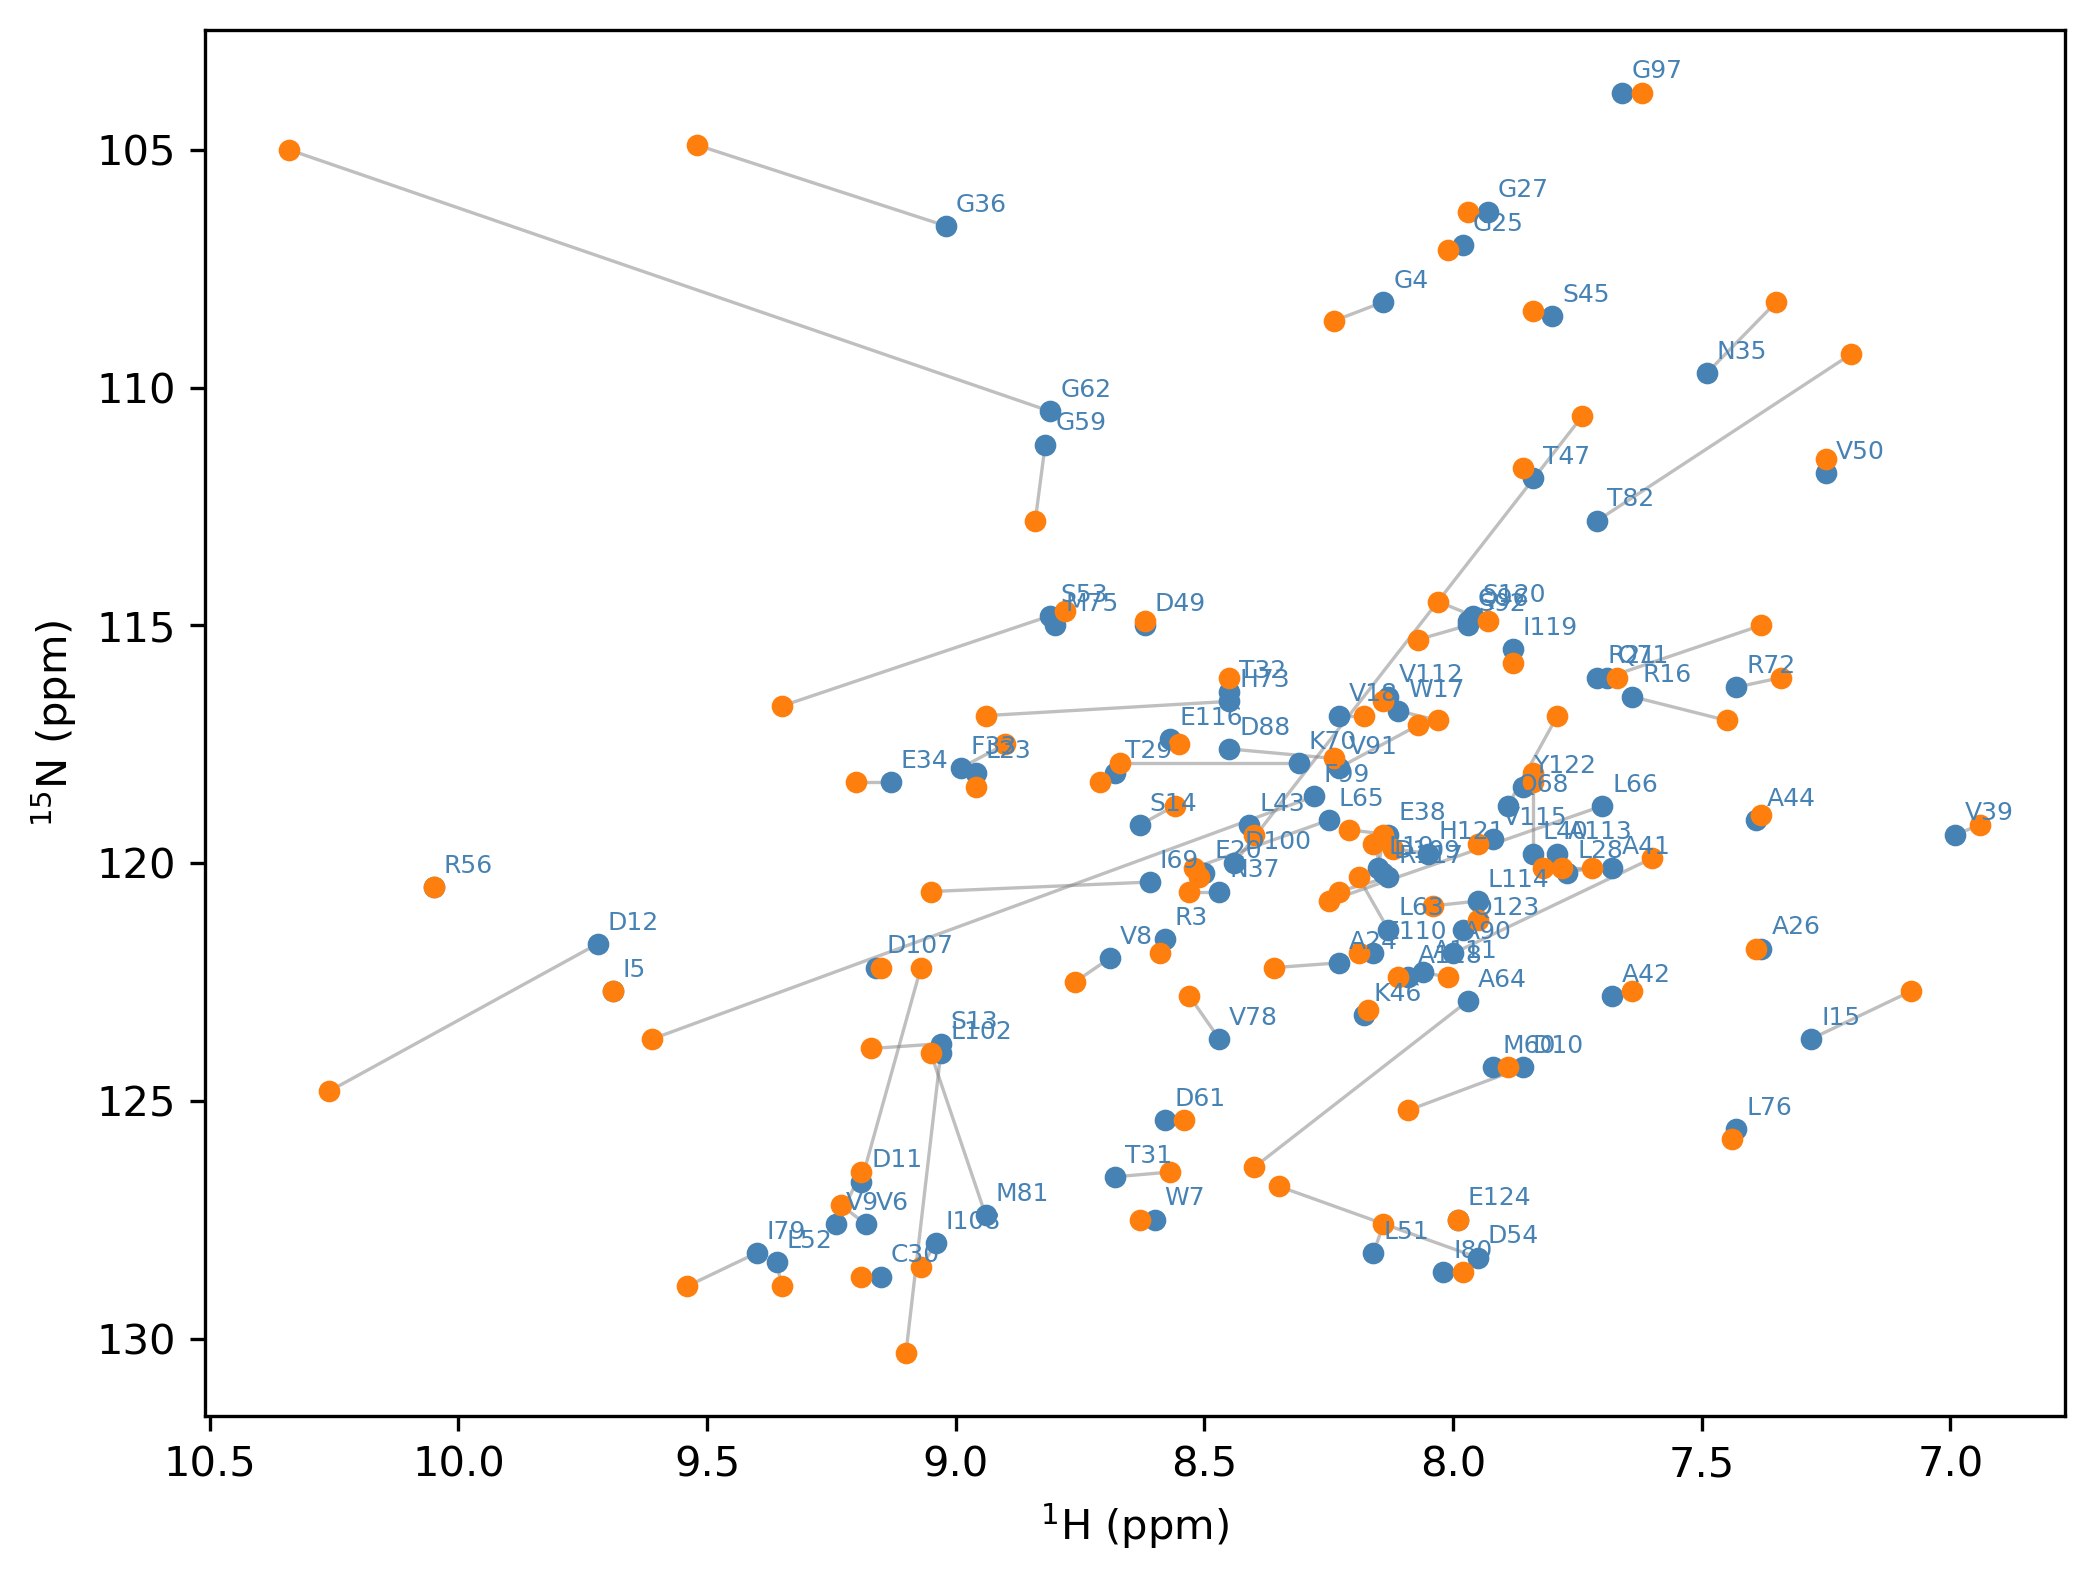
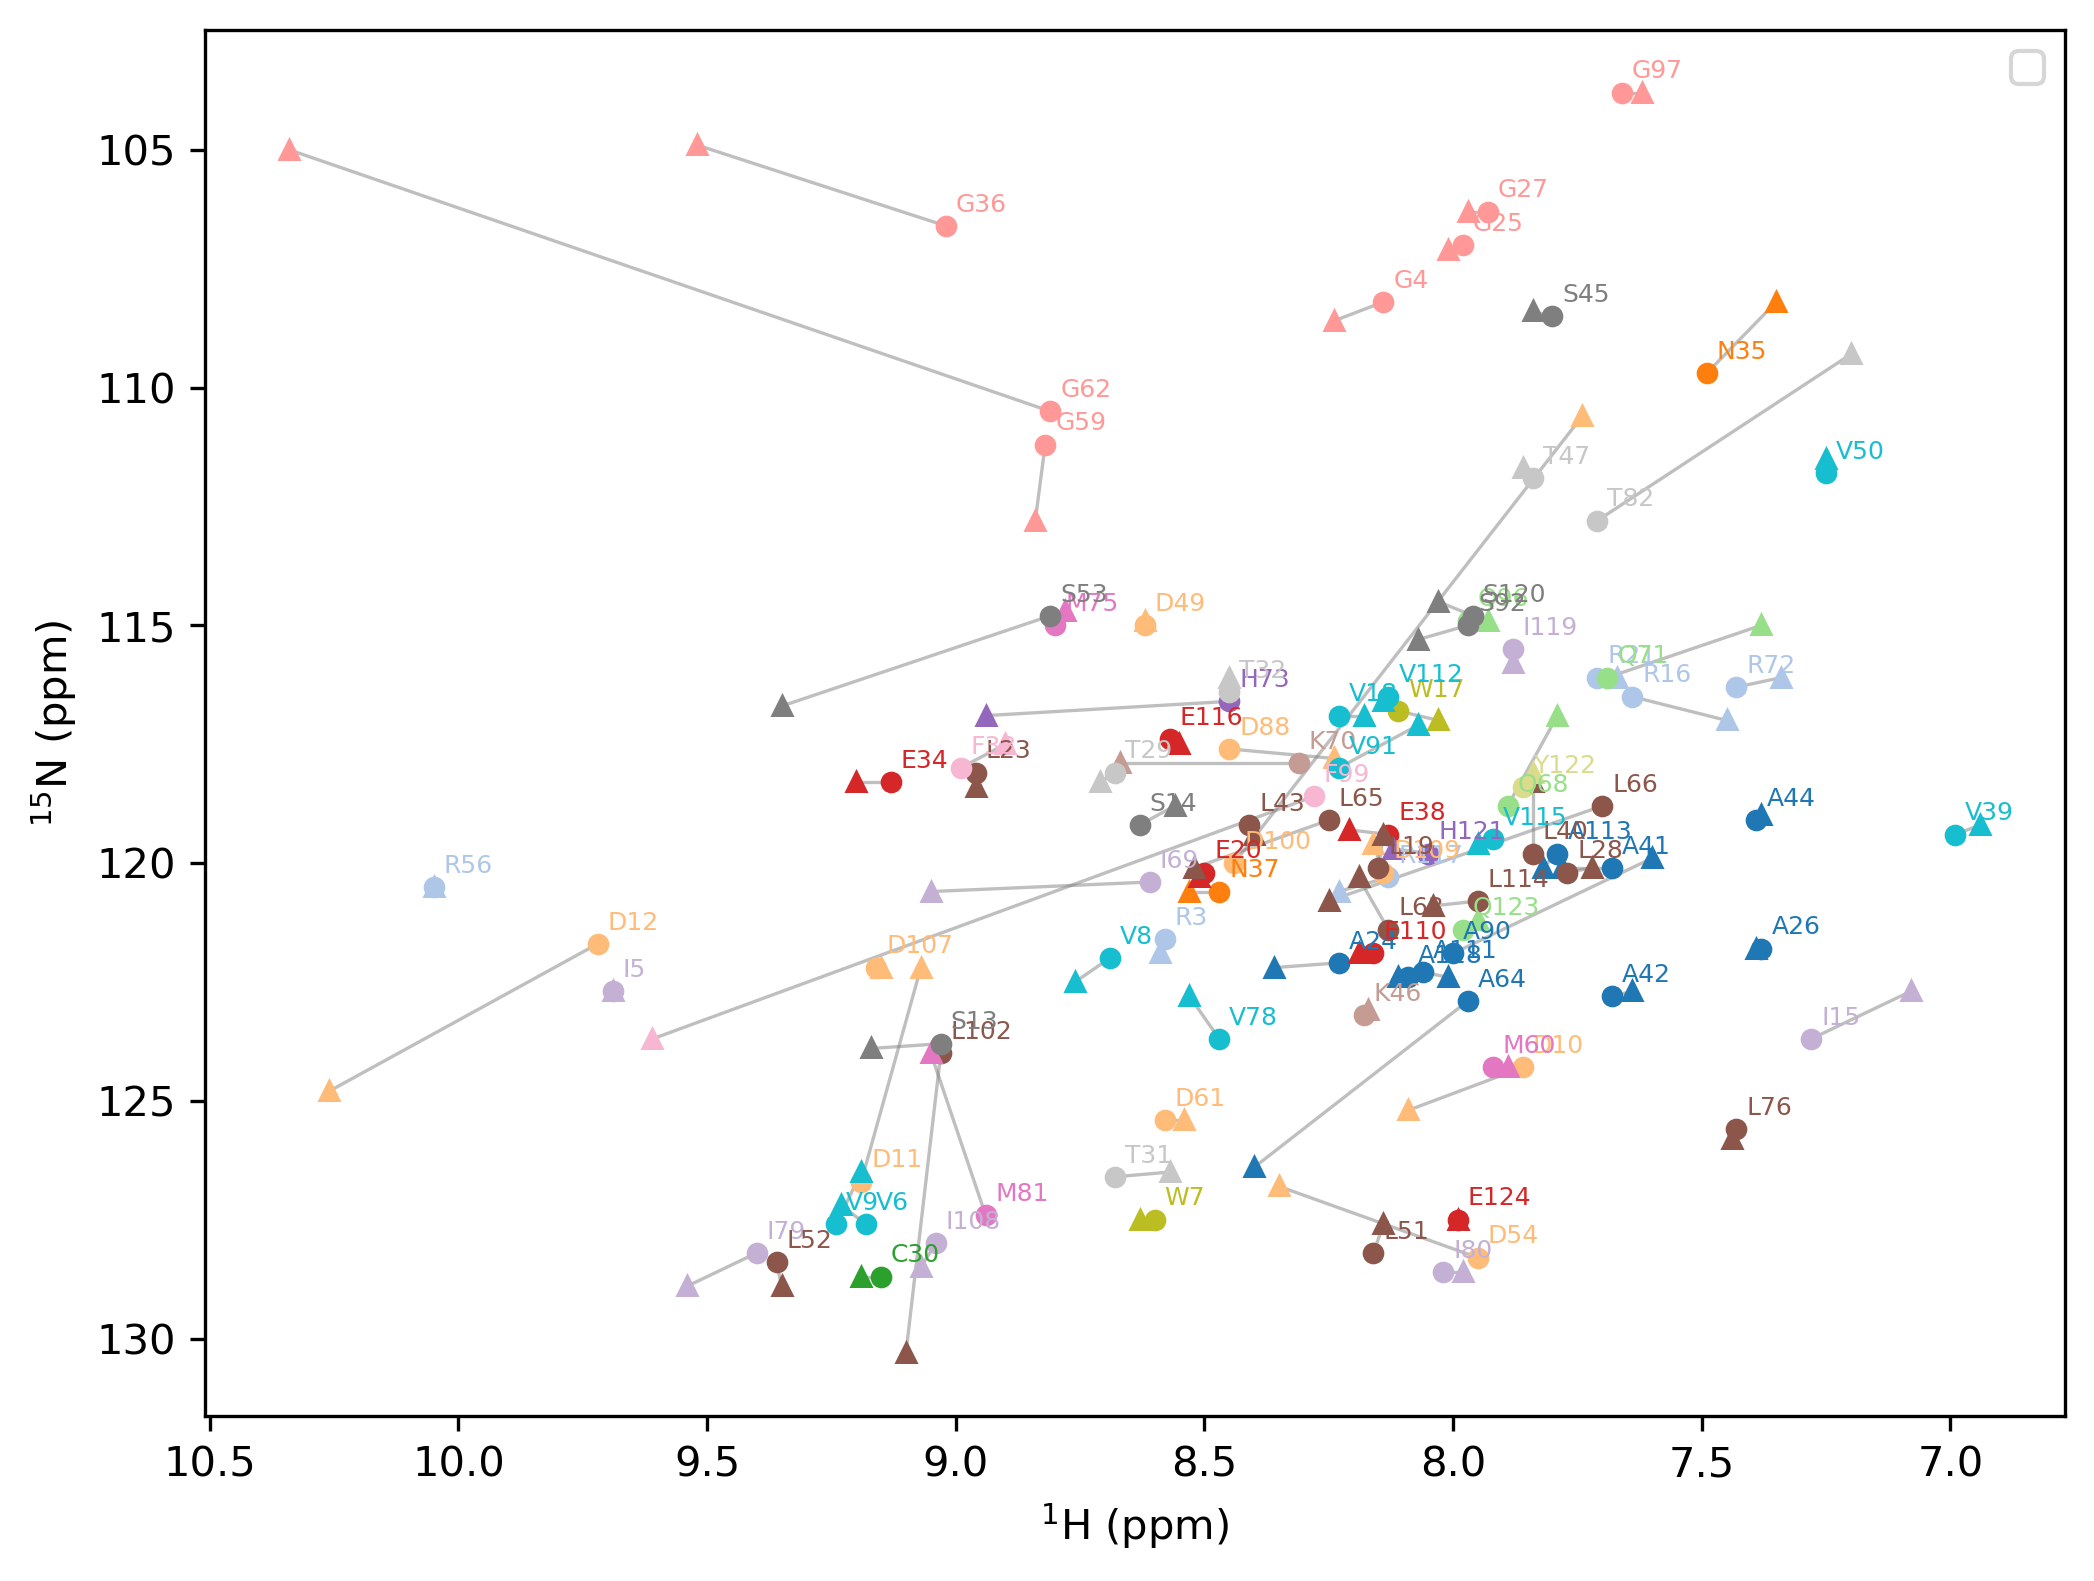
Code edit (unified diff) that turned the first committed figure into the second:
--- before
+++ after
@@ -1,2 +1,3 @@
 fig, ax = plot_csp(cs.peaklist().data, cs_phos.peaklist().data,
-                   on='assn_label', text='assn_label')
+                   on='assn_label', text='assn_label',hue='Comp_ID',palette='tab20')
+plt.legend([])

Commit: update hue / palette